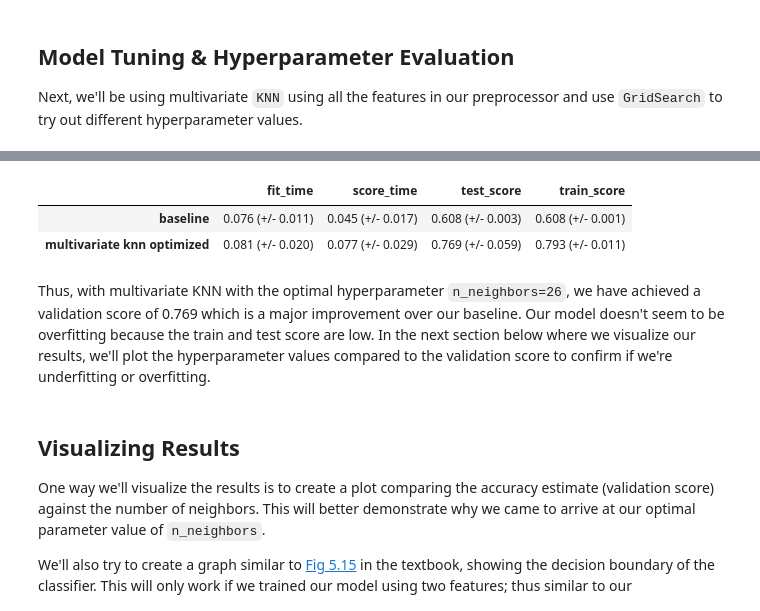
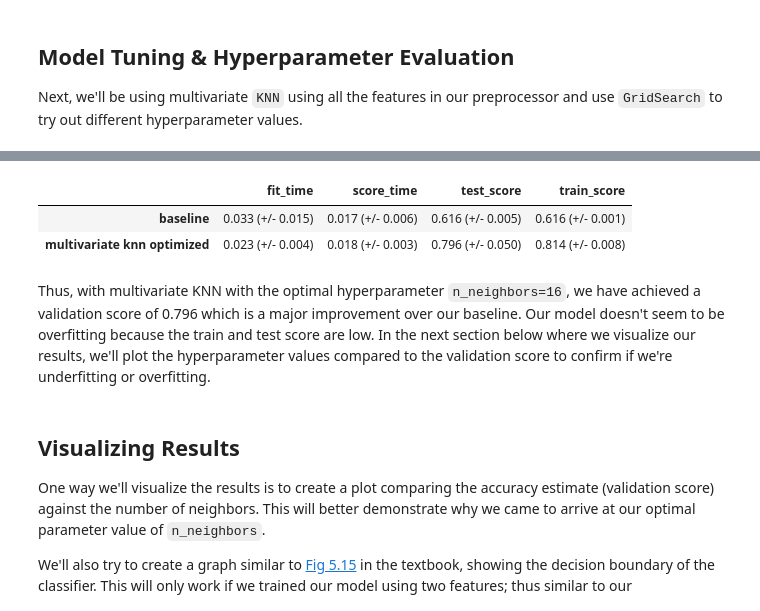
Before and after one commit to ericrkuo/dsci-100-group-12, a Jupyter notebook: report.ipynb, the cells around one changed output, grey strips where cells are left out. Cells and saved outputs as stored; diff of their text form; code cells hidden in the pictures.

```diff
--- a/report.ipynb
+++ b/report.ipynb
@@ -55,7 +55,7 @@ More info about the dataset and it's features are described below
 We decided to split our data into 70% training and 30% test making sure to set `random_state=123`
 # %%
 df = pd.read_csv('data/train.csv')
-training_data, test_data = train_test_split(df, test_size=0.3, random_state=123)
+training_data, test_data = train_test_split(df, test_size=0.3, random_state=123, stratify=df['Survived'])
 print(f'Original data set size = {df.shape[0]}, train size = {training_data.shape[0]}, test size = {test_data.shape[0]}')
 training_data
 # %% [output]
@@ -422,7 +422,7 @@ base_pipe = make_pipeline(preprocessor, baseline_model)
 
 result = {}
 result['baseline'] = mean_std_cross_val_scores(
-    base_pipe, X_train, y_train, return_train_score=True, scoring='accuracy'
+    base_pipe, X_train, y_train, return_train_score=True, scoring='accuracy', cv=10
 )
 
 pd.DataFrame(result).T
@@ -446,7 +446,8 @@ knn_grid = GridSearchCV(
     estimator=knn_pipe,
     param_grid=parameter_grid,
     cv=10,
-    scoring='accuracy'
+    scoring='accuracy',
+    return_train_score=True,
 )
 
 knn_grid.fit(X_train, y_train)
@@ -492,16 +497,16 @@ We can see that the value `k=26` achieved the best mean validation score of appr
 The next line of code uses the best model from the grid search using `KNN` to add to our `results` object.
 # %%
 result['multivariate knn optimized'] = mean_std_cross_val_scores(
-    knn_grid.best_estimator_, X_train, y_train, return_train_score=True, scoring='accuracy'
+    knn_grid.best_estimator_, X_train, y_train, return_train_score=True, scoring='accuracy', cv=10
 )
 
 pd.DataFrame(result).T
 # %% [output]
 |  | fit_time | score_time | test_score | train_score |
-| baseline | 0.076 (+/- 0.011) | 0.045 (+/- 0.017) | 0.608 (+/- 0.003) | 0.608 (+/- 0.001) |
-| multivariate knn optimized | 0.081 (+/- 0.020) | 0.077 (+/- 0.029) | 0.769 (+/- 0.059) | 0.793 (+/- 0.011) |
+| baseline | 0.033 (+/- 0.015) | 0.017 (+/- 0.006) | 0.616 (+/- 0.005) | 0.616 (+/- 0.001) |
+| multivariate knn optimized | 0.023 (+/- 0.004) | 0.018 (+/- 0.003) | 0.796 (+/- 0.050) | 0.814 (+/- 0.008) |
 # %% [markdown]
-Thus, with multivariate KNN with the optimal hyperparameter `n_neighbors=26`, we have achieved a validation score of 0.769 which is a major improvement over our baseline. Our model doesn't seem to be overfitting because the train and test score are low. In the next section below where we visualize our results, we'll plot the hyperparameter values compared to the validation score to confirm if we're underfitting or overfitting.
+Thus, with multivariate KNN with the optimal hyperparameter `n_neighbors=16`, we have achieved a validation score of 0.796 which is a major improvement over our baseline. Our model doesn't seem to be overfitting because the train and test score are low. In the next section below where we visualize our results, we'll plot the hyperparameter values compared to the validation score to confirm if we're underfitting or overfitting.
 # %% [markdown]
 ## Visualizing Results
 
```
Also changed, not shown: parts of 12 cells of this notebook.
